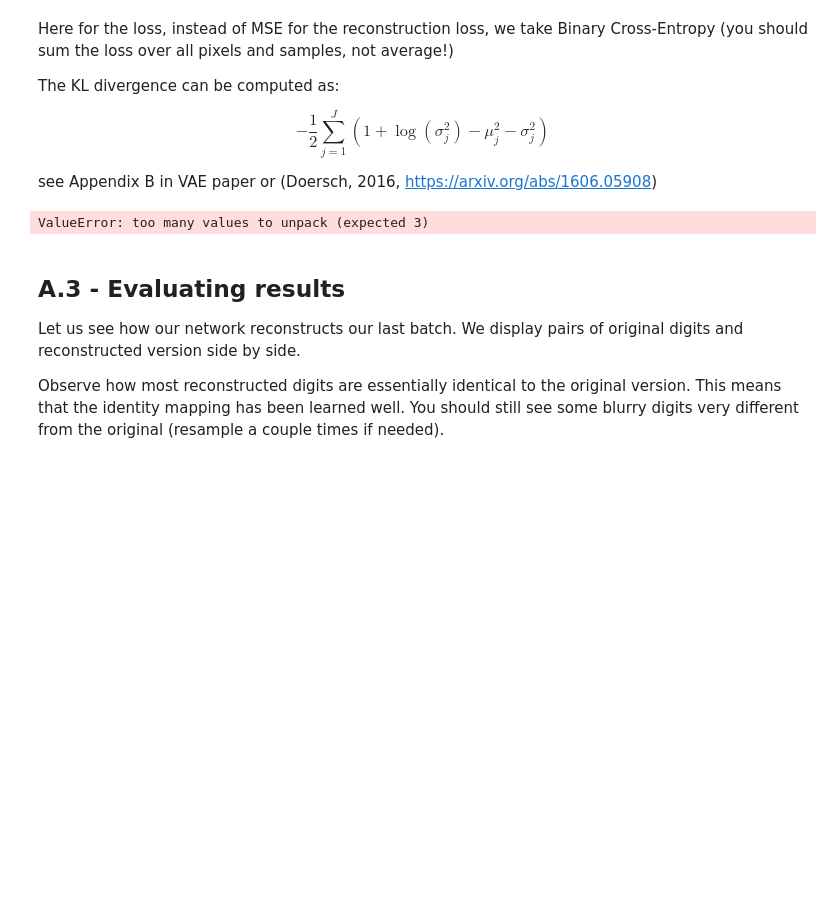
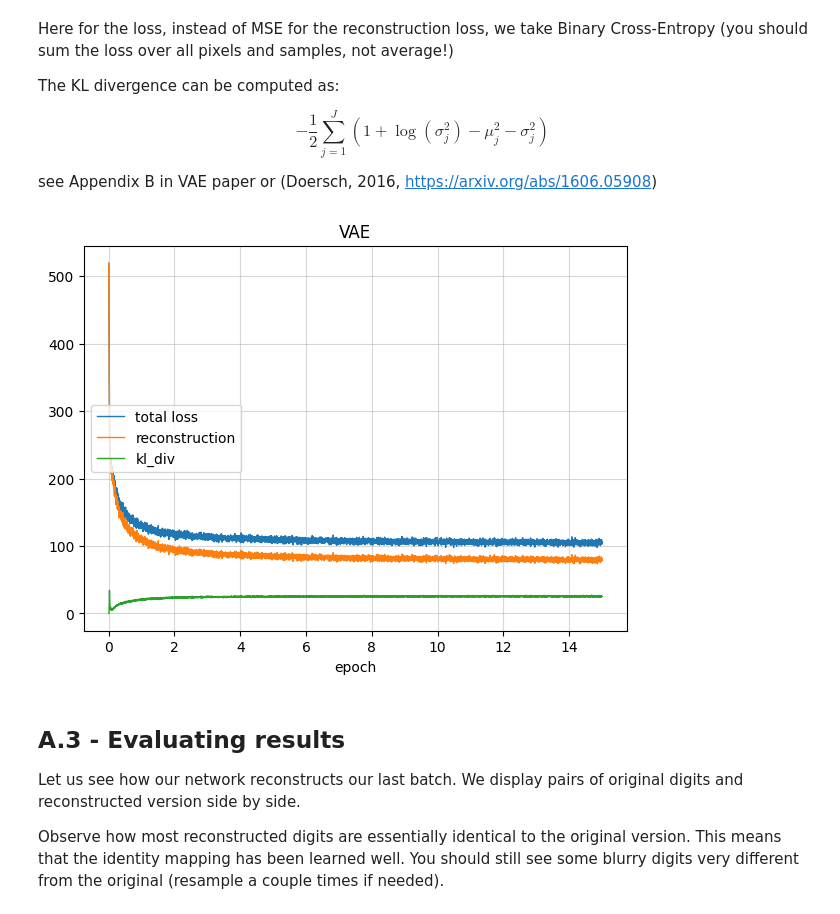
Before and after one commit to Kodro23/ensae_dl_pw2_atanoh, a Jupyter notebook: notebook.ipynb, the cells around one changed output. Saved outputs shown, nothing was run; the diff lists cells and outputs as text; code cells hidden in the pictures; blank space fills up the shorter version.

```diff
--- a/notebook.ipynb
+++ b/notebook.ipynb
@@ -201,36 +201,38 @@ for epoch in range(num_epochs):
     for i, (x, _) in enumerate(data_loader):
         # Forward pass
         x = x.to(device).view(-1, IMAGE_SIZE)
         x_reconst, mu, log_var = model(x)
 
         # Compute reconstruction loss and kl divergence
-        reconst_loss = torch.BCELoss(reduction='sum')
-        kl_div = -0.5*(1+log_var-mu**2-torch.exp(0.5*log_var))
+        loss=nn.BCELoss(reduction='sum')
+        reconst_loss = loss(x_reconst,x)
+        kl_div =  -0.5 * torch.sum(1 + log_var - mu.pow(2) - log_var.exp())
         loss = reconst_loss+kl_div
+
 
         # Backprop and optimize
         optimizer.zero_grad()
         loss.backward()
         optimizer.step()
 
         # Bookkeeping
         data_dict["total loss"].append(loss.item() / len(x))
         data_dict["reconstruction"].append(reconst_loss.item() / len(x))
         data_dict["kl_div"].append(kl_div.item() / len(x))
         data_dict["epoch"].append(epoch + float(1+i) / len(data_loader))
 
 
         if (i+1) % 100 == 0:
             if verbose:
                 print ("Epoch[{}/{}], Step [{}/{}], Reconst Loss: {:.4f}, KL Div: {:.4f}"
                       .format(epoch+1, num_epochs, i+1, len(data_loader),
                               reconst_loss.item()/len(x), kl_div.item()/len(x)))
             else:
                 live_plot(data_dict, x_key="epoch", title="VAE")
 
 live_plot(data_dict, x_key="epoch", title="VAE")
 # %% [output]
-ValueError: too many values to unpack (expected 3)
+[figure, added]
 # %% [markdown]
 ## A.3 - Evaluating results
 
```
Also changed, not shown: parts of 3 cells of this notebook.
